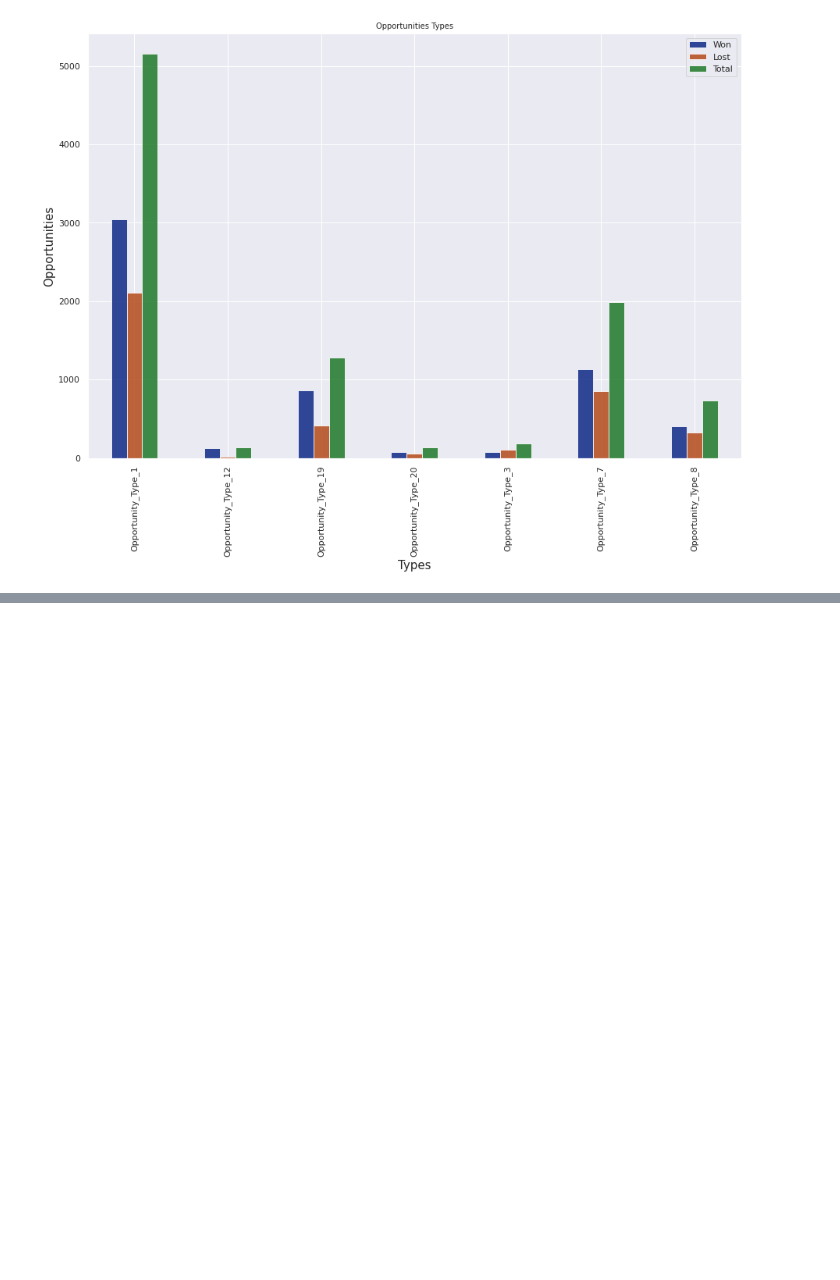
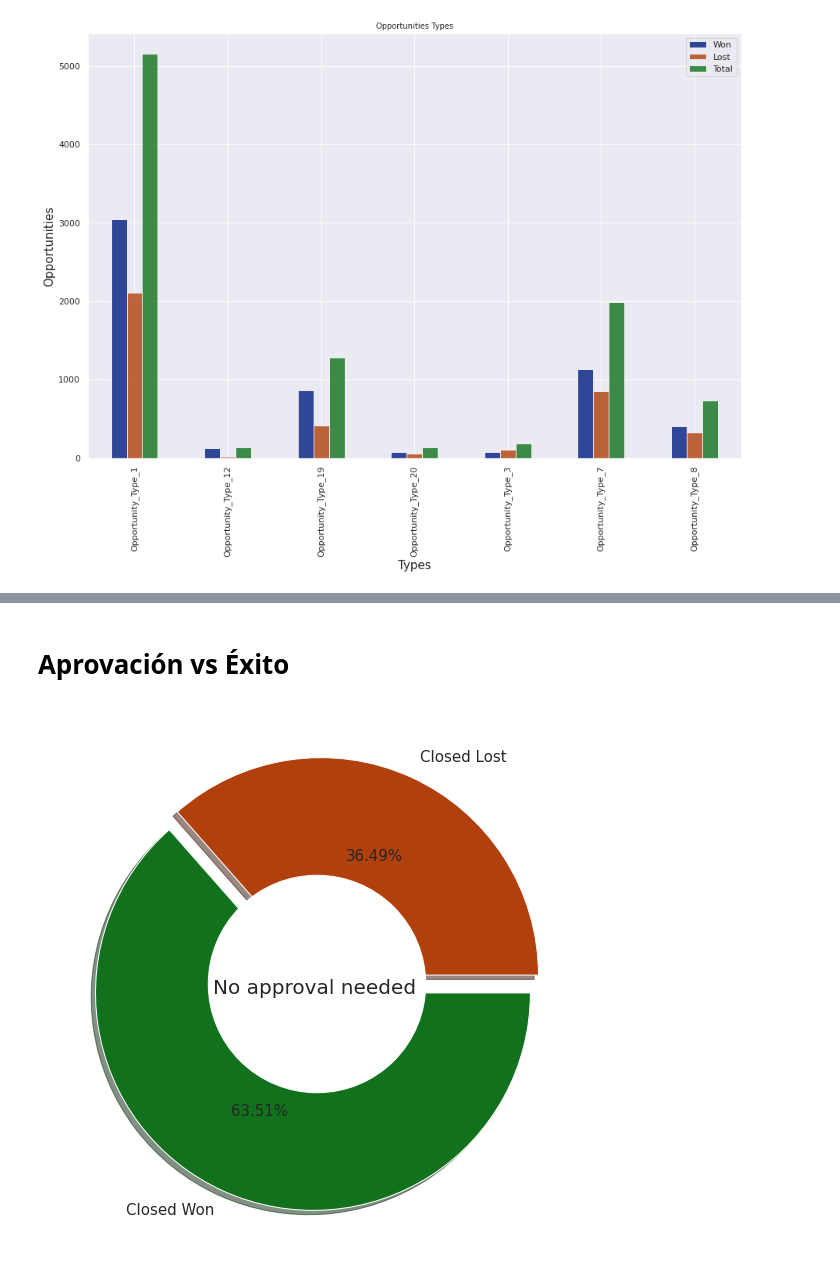
Before and after one commit to NicoDeGiacomo/ODD-TP1, a Jupyter notebook: TP1.ipynb, the cells around one changed output, grey strips where cells are left out. Cells and saved outputs as stored; diff of their text form; code cells hidden in the pictures; blank space fills up the shorter version.

```diff
--- a/TP1.ipynb
+++ b/TP1.ipynb
@@ -266,0 +364,23 @@ See the caveats in the documentation: https://pandas.pydata.org/pandas-docs/stab
+# %% [markdown]
+# Aprovación vs Éxito
+# %%
+need_app = df[((df["Pricing, Delivery_Terms_Quote_Appr"] != 0) & (df["Stage"].str.contains("Closed")))]
+need_app = need_app.drop_duplicates(subset="Opportunity_ID")
+
+no_need_app = df[((df["Pricing, Delivery_Terms_Quote_Appr"] == 0) & (df["Stage"].str.contains("Closed")))]
+no_need_app = no_need_app.drop_duplicates(subset="Opportunity_ID")
+
+need_stats = need_app.groupby("Stage").agg({"ID": "count"}).reset_index()
+no_need_stats = no_need_app.groupby("Stage").agg({"ID": "count"}).reset_index()
+# %%
+# Make a pie
+plt.pie(no_need_stats['ID'], labels=no_need_stats["Stage"], autopct='%1.2f%%', colors=[global_colors[1], global_colors[2]], explode=[0.045,0.045], shadow=True, textprops={"fontsize":15})
+plt.suptitle("No approval needed", y=0.51, x=0.51, fontsize=20)
+
+# Make a donut
+my_circle=plt.Circle((0,0), 0.5, color='white')
+p=plt.gcf()
+p.gca().add_artist(my_circle)
+plt.show()
+# %% [output]
+[figure, added]
```
Also changed, not shown: parts of 7 cells of this notebook.
